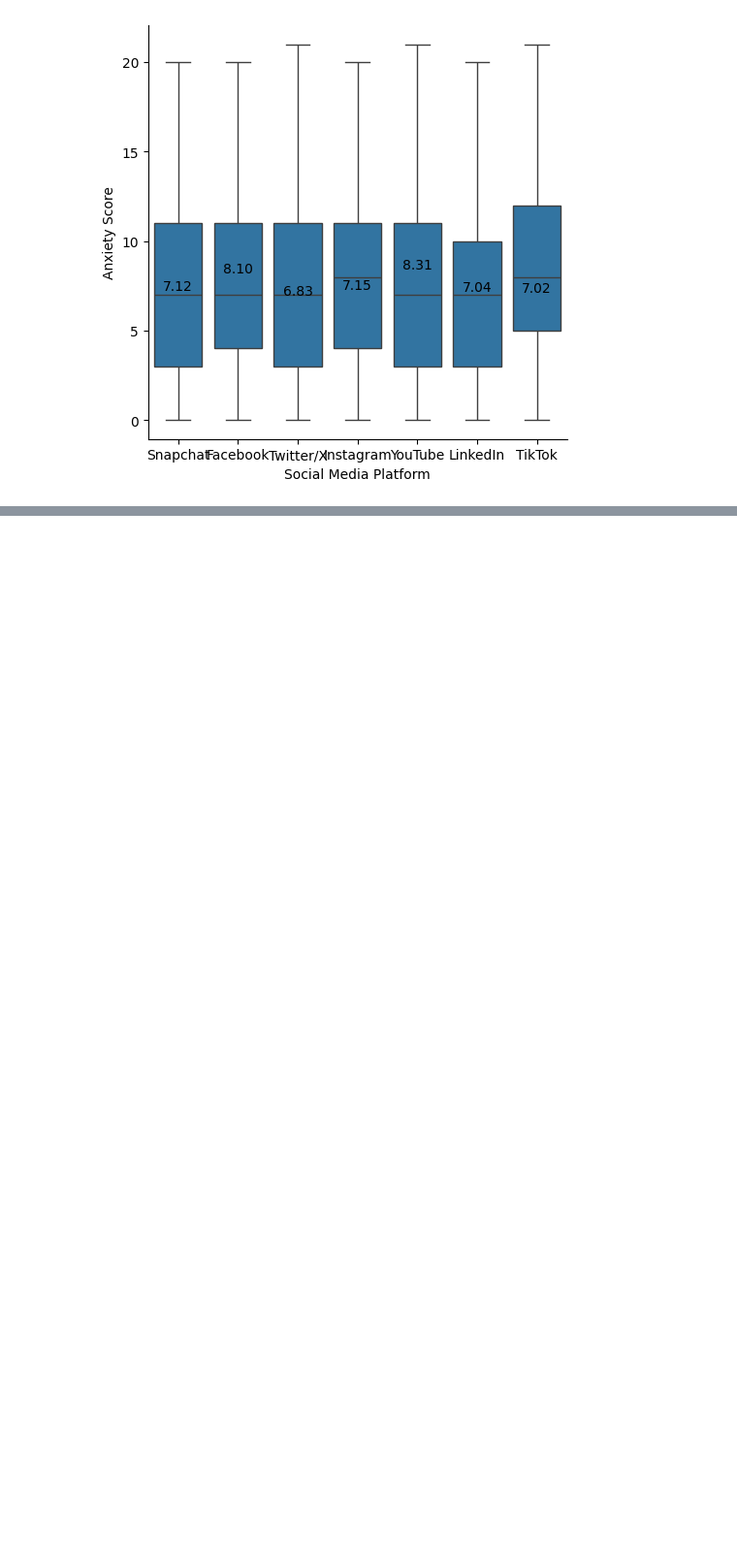
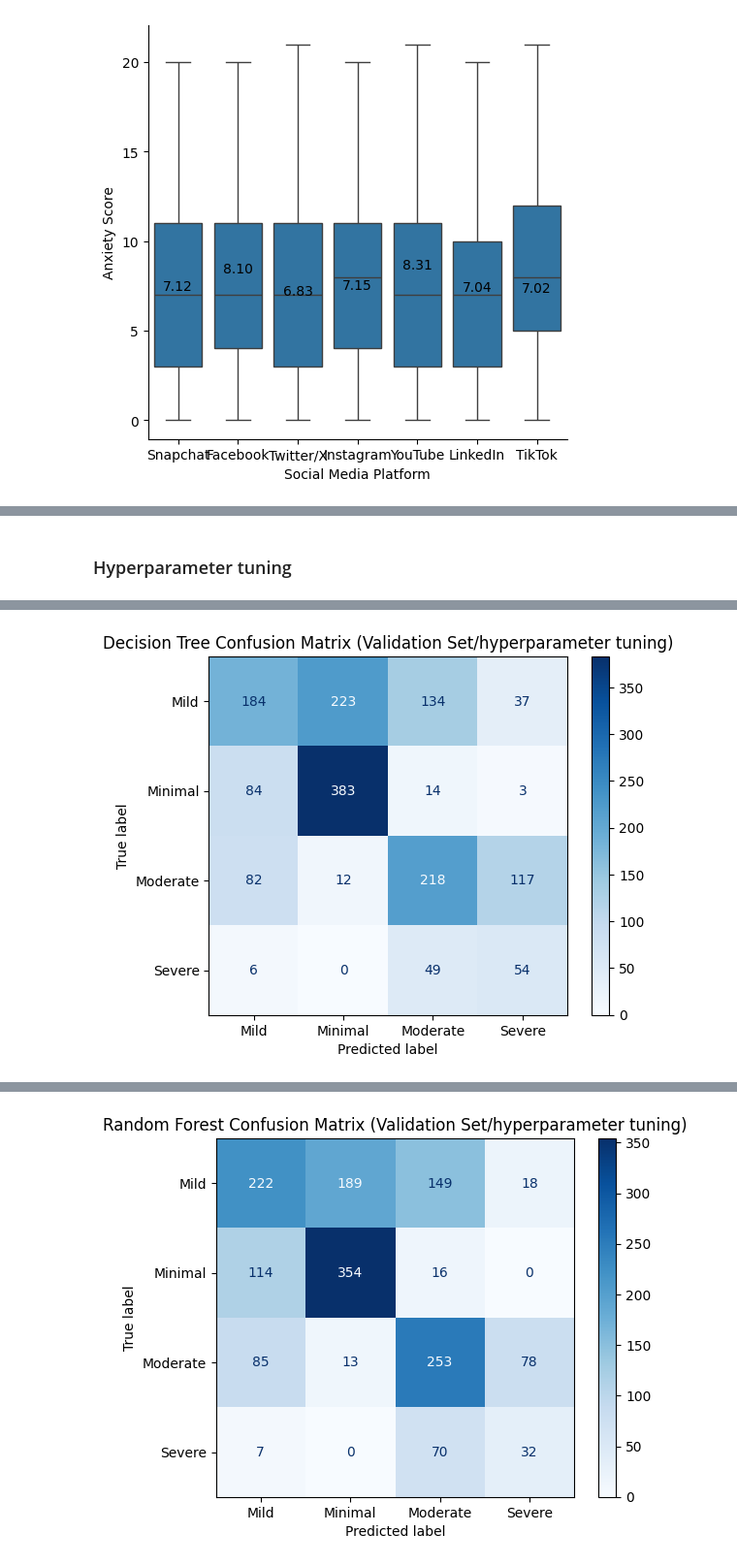
Before and after one commit to hlee93/CFG_ML_AI_Course, a Jupyter notebook: anxiety-and-social-media-usage.ipynb, the cells around one changed output, grey strips where cells are left out. Shown at 97% size. Cells and saved outputs as stored; diff of their text form; code cells hidden in the pictures; blank space fills up the shorter version.

```diff
--- a/anxiety-and-social-media-usage.ipynb
+++ b/anxiety-and-social-media-usage.ipynb
@@ -326,0 +366,11 @@ plt.show()
+# %%
+# preprocessing categorical values to make numerical for models
+num_features = X.select_dtypes(include=["int64", "float64"]).columns
+cat_features = X.select_dtypes(include=["object", "category"]).columns
+
+preprocessor = ColumnTransformer(
+    transformers=[
+        ("num", "passthrough", num_features),
+        ("cat", OneHotEncoder(handle_unknown="ignore"), cat_features),
+    ]
+)
@@ -326,0 +587,54 @@ plt.show()
+# %% [markdown]
+### Hyperparameter tuning
+# %%
+# Find best parameters for all models
+tuned_models = {}
+
+for name, (pipeline, param_distributions) in models.items():
+    print(f"\n{name}")
+
+    # Include class balancing for xg Boost
+    xgb_sample_weights = compute_sample_weight(class_weight="balanced", y=y_train)
+
+    # Wrap pipeline in RandomizedSearchCV
+    random_search = RandomizedSearchCV(
+        estimator=pipeline,
+        param_distributions=param_distributions,
+        n_iter=50,
+        scoring="f1_weighted",
+        cv=3,
+        verbose=2,
+        n_jobs=-1,
+        random_state=42
+    )
+
+        # Fit with sample weights only for XGBoost
+    if name == "XGBoost":
+        random_search.fit(X_train, y_train, model__sample_weight=xgb_sample_weights)
+    else:
+        random_search.fit(X_train, y_train)
+
+    # add hyperparam model to tuned model dictionary
+    tuned_models[name] = random_search
+
+    # Best parameters and score
+    print(f"\n\nBest {name} params:", random_search.best_params_)
+    print(f"\nBest {name} CV F1:", random_search.best_score_)
+
+    # Predict on validation set
+    y_val_pred = random_search.predict(X_val)
+
+    # Convert numeric labels back to original text
+    y_val_pred_text = encoder.inverse_transform(y_val_pred)
+    y_val_text = encoder.inverse_transform(y_val)
+
+    # Classification report
+    print(classification_report(y_val_text, y_val_pred_text))
+
+    # Confusion matrix
+    cm = confusion_matrix(y_val_text, y_val_pred_text)
+    disp = ConfusionMatrixDisplay(confusion_matrix=cm, display_labels=encoder.classes_)
+    disp.plot(cmap="Blues")
+    plt.title(f"{name} Confusion Matrix (Validation Set/hyperparameter tuning)")
+    plt.show()
+# %% [output]
@@ -326,0 +658 @@ plt.show()
+[figure, added]
@@ -326,0 +676 @@ plt.show()
+[figure, added]
```
Also changed, not shown: parts of 25 cells of this notebook.
